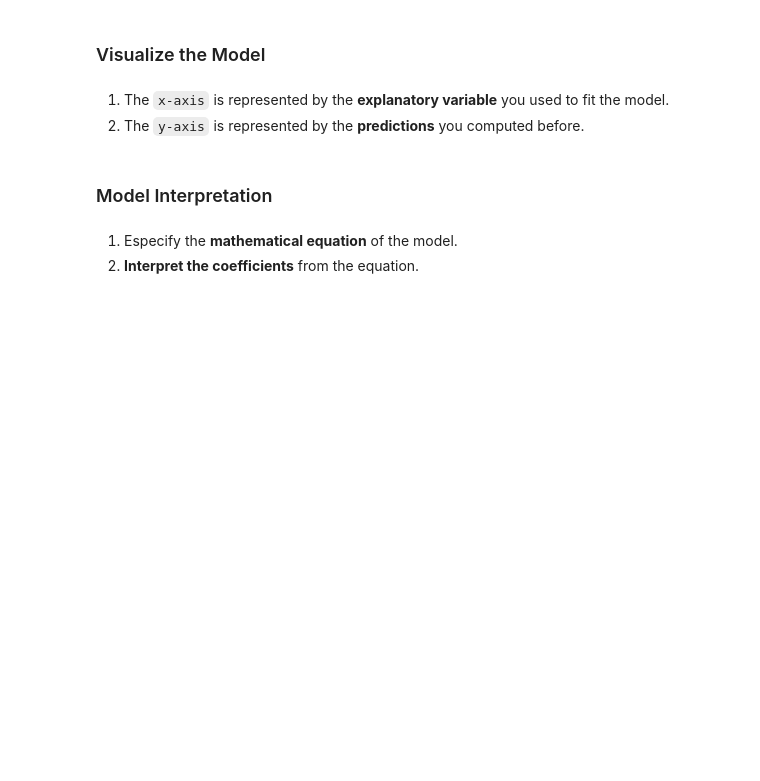
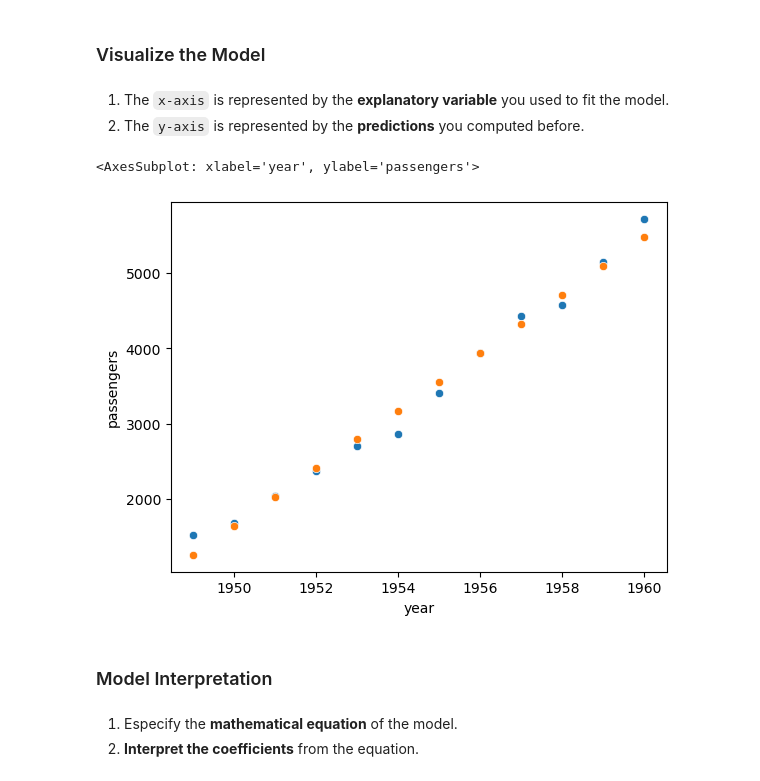
Before and after one commit to Axxst/resolving-machine-learning-python, a Jupyter notebook: 01_The Linear Regression & Supervised Regression Models/01D_ml-linear-regression_practice_blank.ipynb, the cells around one changed output. Saved outputs shown, nothing was run; the diff lists cells and outputs as text; code cells hidden in the pictures; blank space fills up the shorter version.

```diff
--- a/01_The Linear Regression & Supervised Regression Models/01D_ml-linear-regression_practice_blank.ipynb
+++ b/01_The Linear Regression & Supervised Regression Models/01D_ml-linear-regression_practice_blank.ipynb
@@ -60,3 +71,9 @@ sns.load_dataset(name='planets')
 from sklearn.linear_model import LinearRegression
 # %%
 model_lr = LinearRegression()
+# %%
+target = df_flightsYear.passengers
+# %%
+feature = df_flightsYear[['year']]
+# %%
+model_lr.fit(X=feature, y=target)
@@ -69,10 +103,18 @@ model_lr.pre
 # %% [markdown]
 ### Create a New DataFrame for the Predictions
+# %%
+df_flightsYear['passengers_pred_lr']= model_lr.predict(X= feature)
 # %% [markdown]
 ### Visualize the Model
 # %% [markdown]
 1. The `x-axis` is represented by the **explanatory variable** you used to fit the model.
 2. The `y-axis` is represented by the **predictions** you computed before.
+# %%
+sns.scatterplot(data=df_flightsYear, x='year',y= 'passengers')
+sns.scatterplot(data=df_flightsYear, x='year',y= 'passengers_pred_lr')
+# %% [output]
+<AxesSubplot: xlabel='year', ylabel='passengers'>
+[figure, added]
 # %% [markdown]
 ### Model Interpretation
 # %% [markdown]
```
Also changed, not shown: parts of 25 cells of this notebook, 1 other file.
